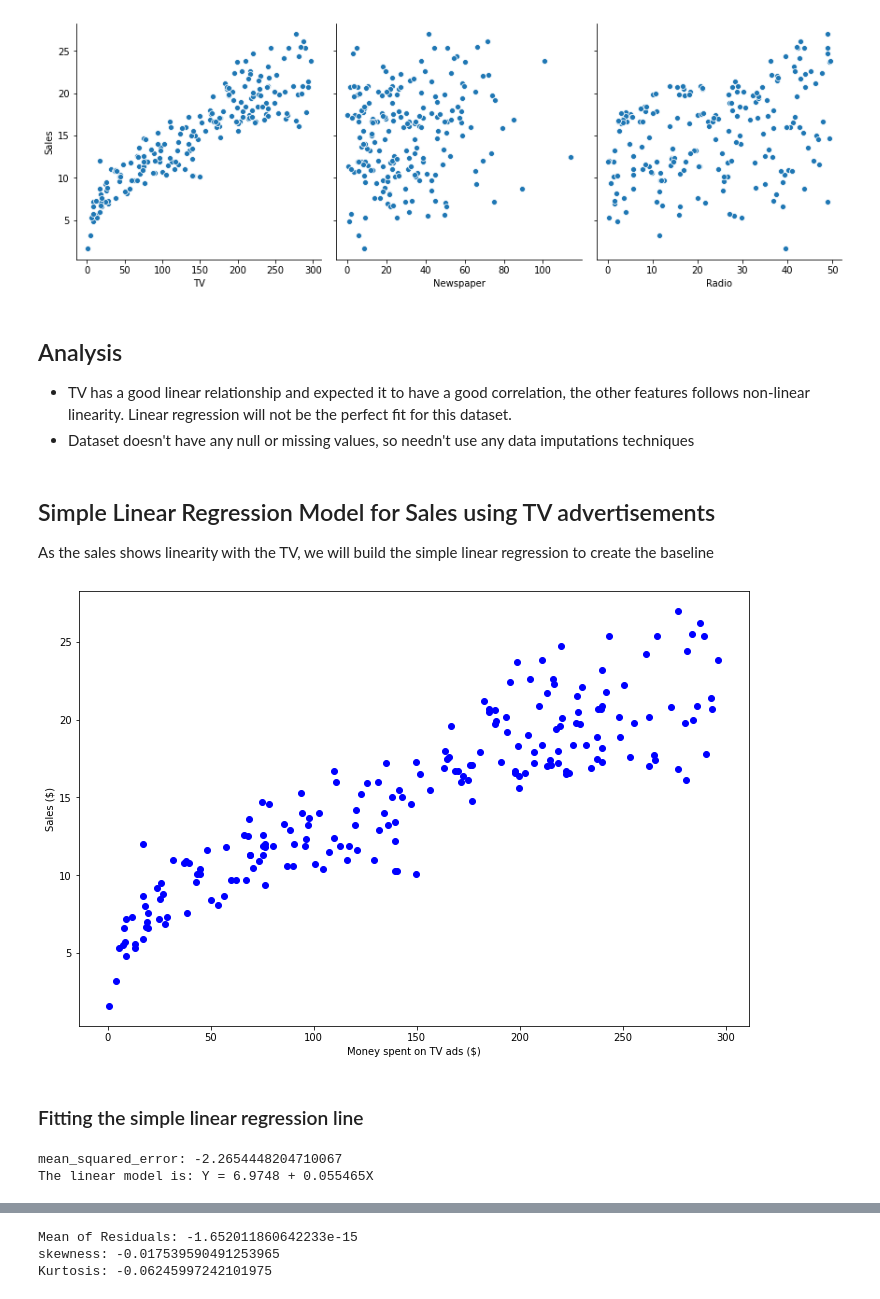
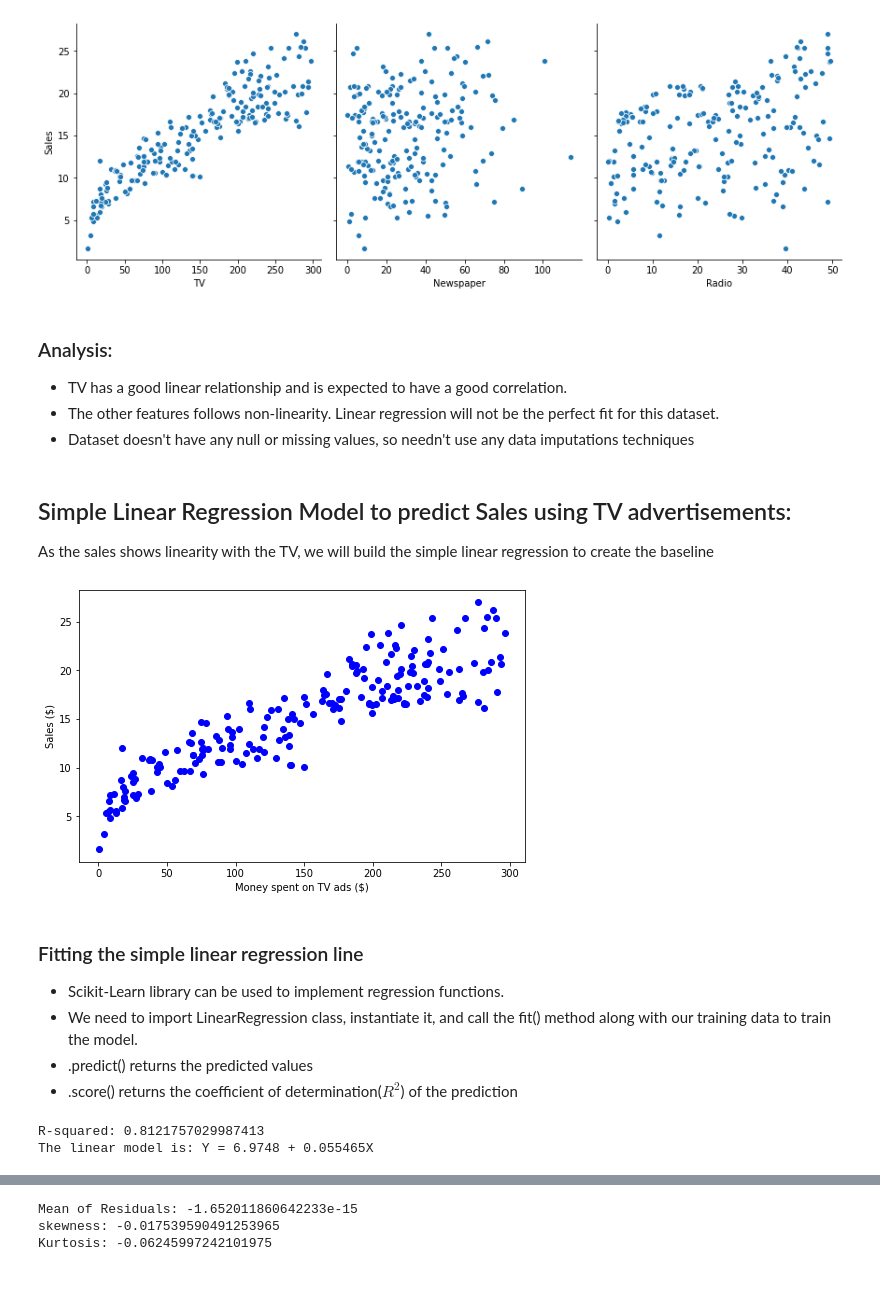
Before and after one commit to Machine-Learning-Insights/Algorithms, a Jupyter notebook: Linear_regression/linear_regression.ipynb, the cells around one changed output, grey strips where cells are left out. Cells and saved outputs as stored; diff of their text form; code cells hidden in the pictures.

```diff
--- a/Linear_regression/linear_regression.ipynb
+++ b/Linear_regression/linear_regression.ipynb
@@ -53,35 +73,41 @@ plt.show()
 # %% [output]
 [figure]
 # %% [markdown]
-## Analysis
-* TV has a good linear relationship and expected it to have a good correlation, the other features follows non-linear linearity. Linear regression will not be the perfect fit for this dataset.
+### Analysis:
+* TV has a good linear relationship and is expected to have a good correlation.
+* The other features follows non-linearity. Linear regression will not be the perfect fit for this dataset.
 * Dataset doesn't have any null or missing values, so needn't use any data imputations techniques
 # %% [markdown]
-## Simple Linear Regression Model for Sales using TV advertisements
+## Simple Linear Regression Model to predict Sales using TV advertisements:
 As the sales shows linearity with the TV, we will build the simple linear regression to create the baseline
 # %%
-plt.figure(figsize=(12, 8))
+plt.figure(figsize=(8, 5))
 plt.scatter(
     data['TV'],
     data['Sales'],
     c='blue'
 )
 plt.xlabel("Money spent on TV ads ($)")
 plt.ylabel("Sales ($)")
 plt.show()
 # %% [output]
-[figure, old version]
+[figure, new version]
-# %% [markdown]
-### Fitting the simple linear regression line
+# %% [markdown]
+### Fitting the simple linear regression line
+
+* Scikit-Learn library can be used to implement regression functions.
+* We need to import LinearRegression class, instantiate it, and call the fit() method along with our training data to train the model.
+* .predict() returns the predicted values
+* .score() returns the coefficient of determination($R^{2}$) of the prediction
 # %%
 X = data['TV'].values.reshape(-1,1)
 y = data['Sales'].values.reshape(-1,1)
 reg = LinearRegression()
 reg.fit(X, y)
 pred = reg.predict(X)
-print("mean_squared_error:", reg.score(y,pred))
+print("R-squared:", reg.score(X,y))
 print("The linear model is: Y = {:.5} + {:.5}X".format(reg.intercept_[0], reg.coef_[0][0]))
 # %% [output]
-mean_squared_error: -2.2654448204710067
+R-squared: 0.8121757029987413
 The linear model is: Y = 6.9748 + 0.055465X
 # %% [markdown]
```
Also changed, not shown: parts of 31 cells of this notebook, 2 other files.
